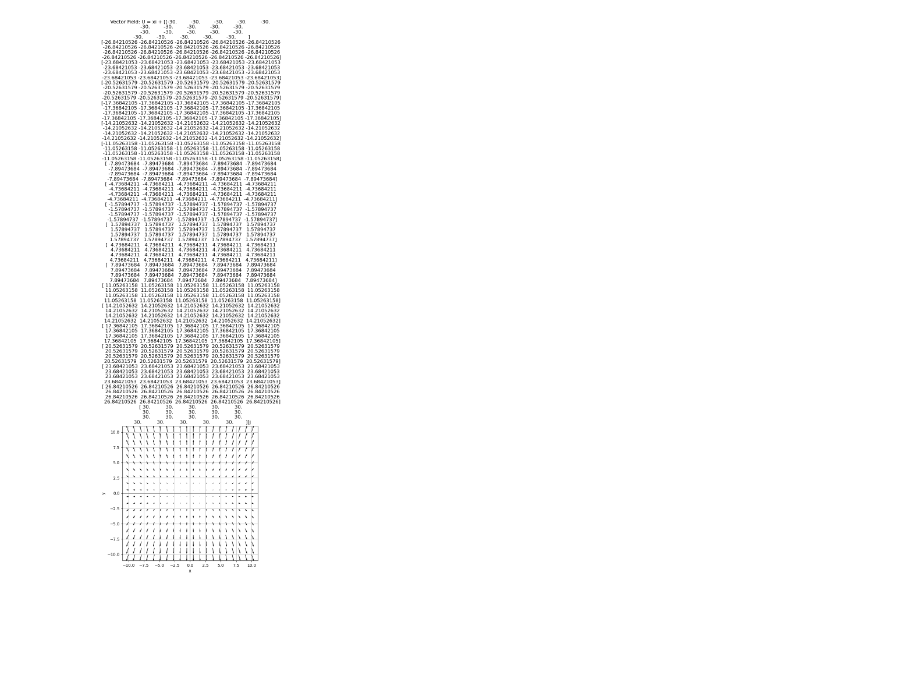
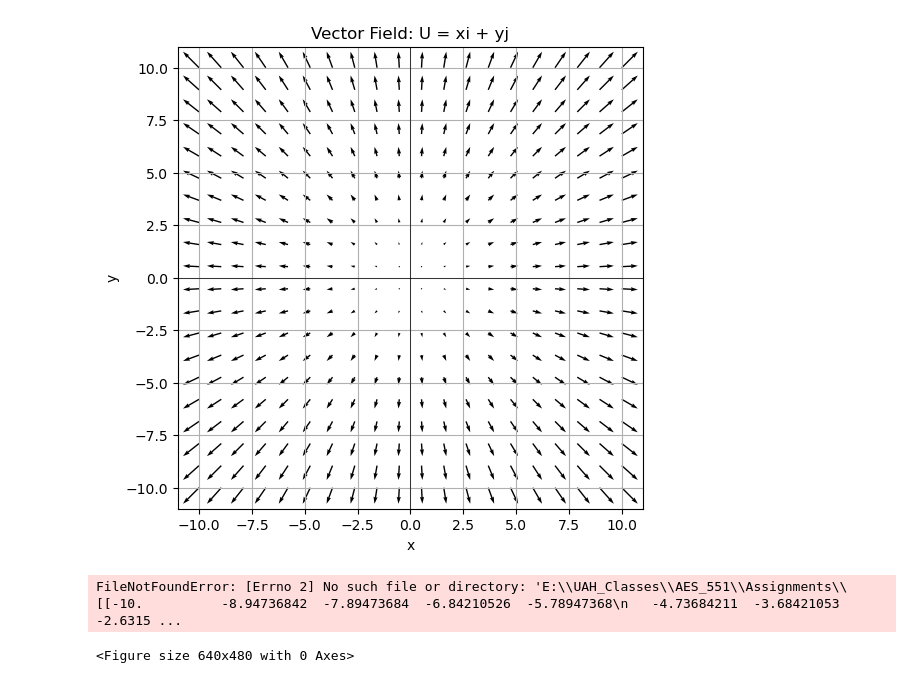
Before and after one commit to janakparajuli/Plot_2D_3D_Vector_Fields, a Jupyter notebook: Plot_Vector_Fields.ipynb, the cells around one changed output. Saved outputs shown, nothing was run; the diff lists cells and outputs as text; code cells hidden in the pictures; blank space fills up the shorter version.

Commit message:
saving figure

```diff
--- a/Plot_Vector_Fields.ipynb
+++ b/Plot_Vector_Fields.ipynb
@@ -22,11 +23,13 @@ y = np.linspace(-10, 10, 20)
 X, Y = np.meshgrid(x, y)
 # %%
 # Vector field a) U = xi + yj
-U = X
-V = 3*Y
-plot_2d_vector_field(X, Y, U, V, f'Vector Field: U = xi + {V}j')
+U = 1*X
+V = 1*Y
+plot_2d_vector_field(X, Y, U, V, f'Vector Field: U = xi + yj')
 # %% [output]
-[figure, old version]
+[figure, new version]
+FileNotFoundError: [Errno 2] No such file or directory: 'E:\\UAH_Classes\\AES_551\\Assignments\\[[-10.          -8.94736842  -7.89473684  -6.84210526  -5.78947368\n   -4.73684211  -3.68421053  -2.6315 ...
+<Figure size 640x480 with 0 Axes>
 # %%
 # Vector field b) U = -xi - yj
 U = -X
```
Also changed, not shown: parts of 1 cell of this notebook.
